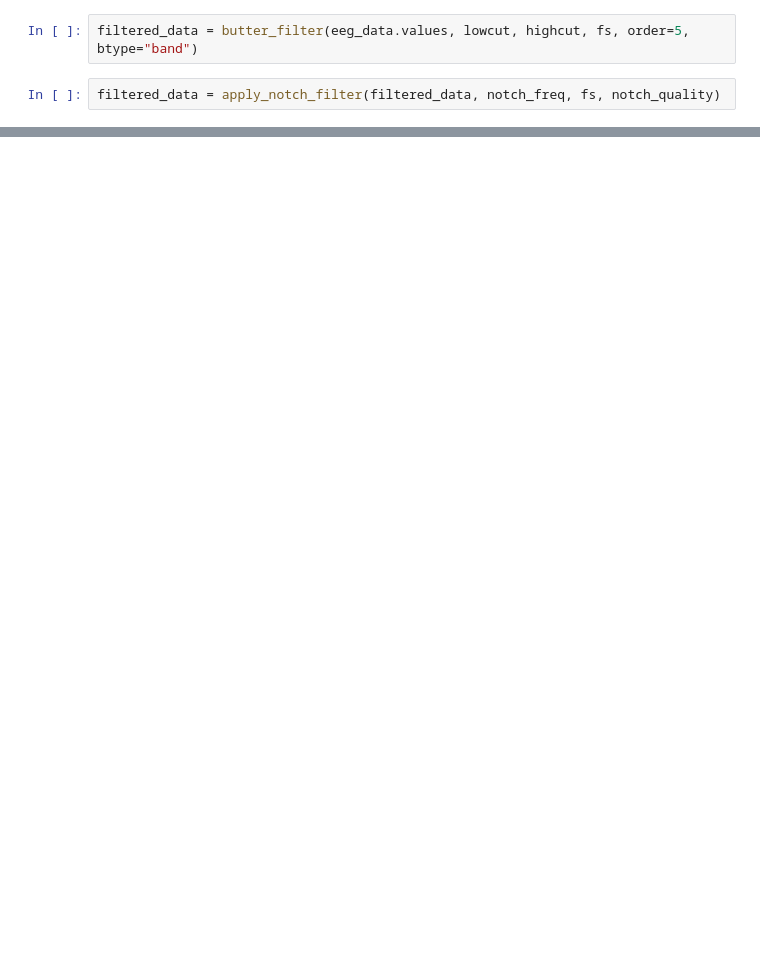
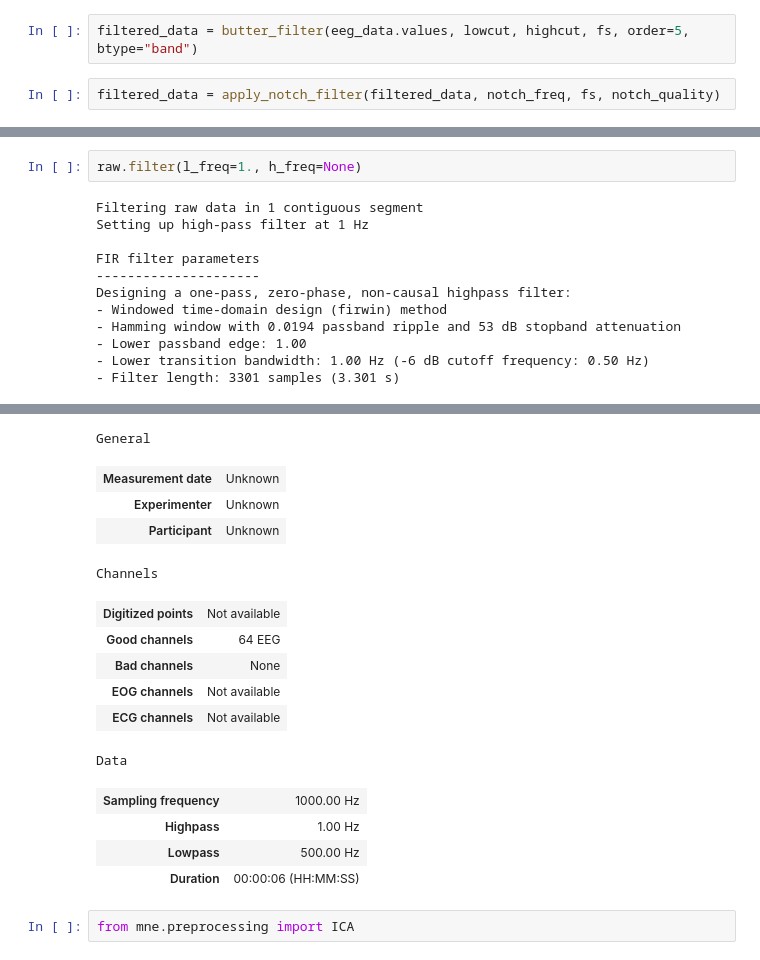
Before and after one commit to ScentNet-AI/data-engineering-pipeline, a Jupyter notebook: notebooks/data_cleaning.ipynb, the cells around one changed output, grey strips where cells are left out. Cells and saved outputs as stored; diff of their text form; blank space fills up the shorter version.

```diff
--- a/notebooks/data_cleaning.ipynb
+++ b/notebooks/data_cleaning.ipynb
@@ -82,0 +139,14 @@ EOG Channels: []
+# %%
+raw.filter(l_freq=1., h_freq=None)
+# %% [output]
+Filtering raw data in 1 contiguous segment
+Setting up high-pass filter at 1 Hz
+
+FIR filter parameters
+---------------------
+Designing a one-pass, zero-phase, non-causal highpass filter:
+- Windowed time-domain design (firwin) method
+- Hamming window with 0.0194 passband ripple and 53 dB stopband attenuation
+- Lower passband edge: 1.00
+- Lower transition bandwidth: 1.00 Hz (-6 dB cutoff frequency: 0.50 Hz)
+- Filter length: 3301 samples (3.301 s)
@@ -82,0 +159,17 @@ EOG Channels: []
+General
+| Measurement date | Unknown |
+| Experimenter | Unknown |
+| Participant | Unknown |
+Channels
+| Digitized points | Not available |
+| Good channels | 64 EEG |
+| Bad channels | None |
+| EOG channels | Not available |
+| ECG channels | Not available |
+Data
+| Sampling frequency | 1000.00 Hz |
+| Highpass | 1.00 Hz |
+| Lowpass | 500.00 Hz |
+| Duration | 00:00:06 (HH:MM:SS) |
+# %%
+from mne.preprocessing import ICA
```
Also changed, not shown: parts of 10 cells of this notebook.
